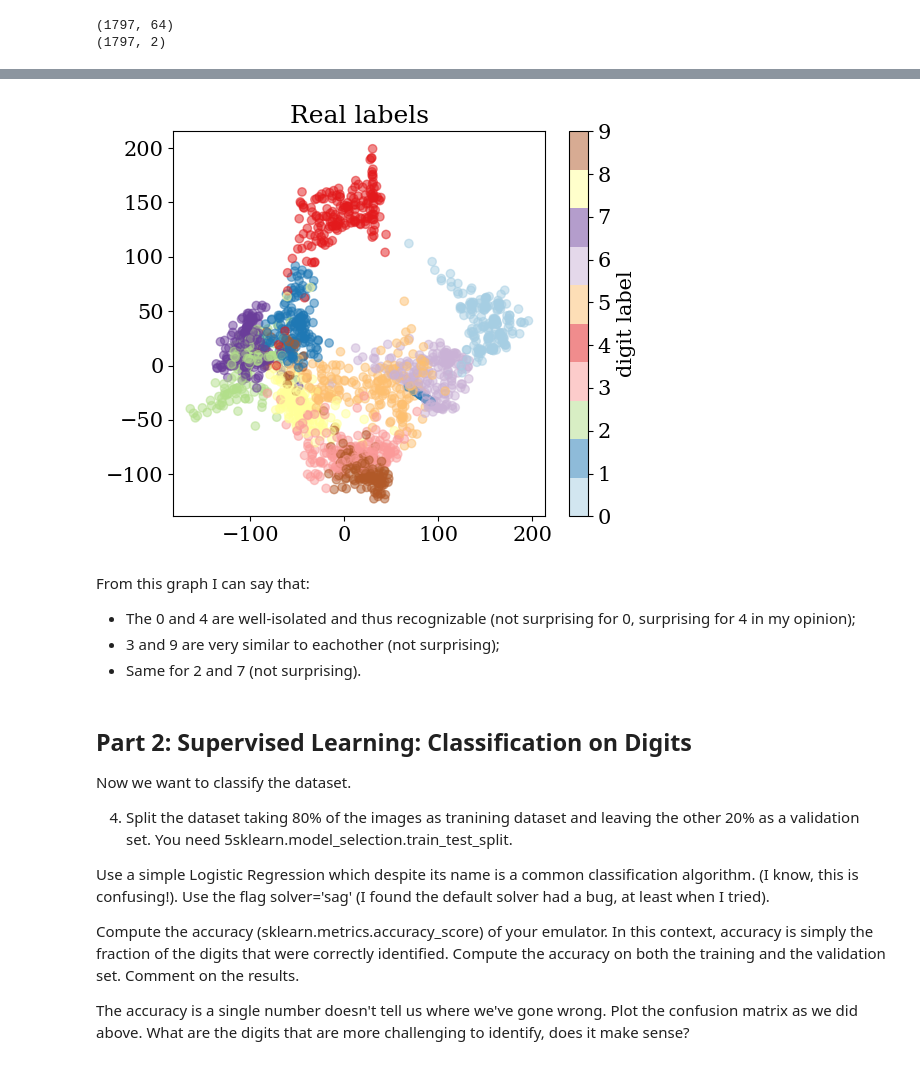
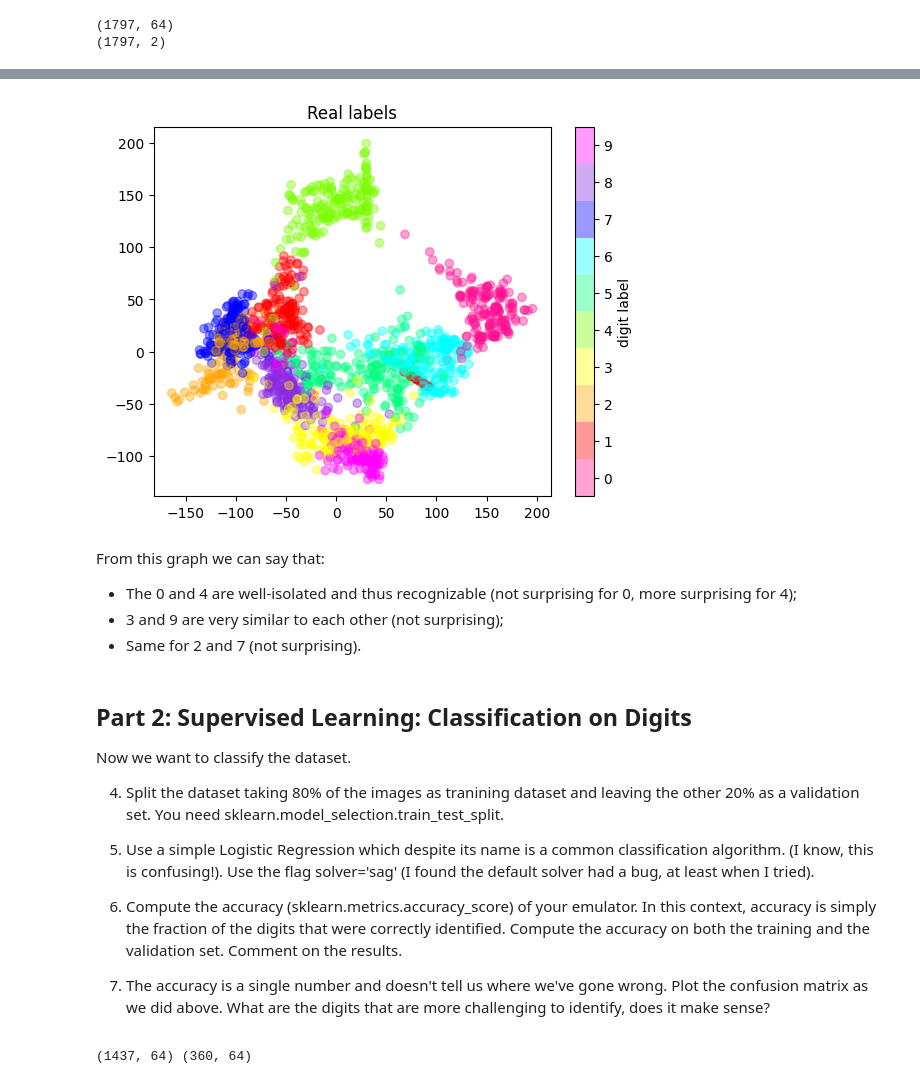
Before and after one commit to Alice-Palladino/astrostatistics_bicocca_2024, a Jupyter notebook: working/L13 - Handwritten digits.ipynb, the cells around one changed output, grey strips where cells are left out. Drawn from its saved outputs; the diff is of its cells as text; code cells hidden in the pictures.

Commit message:
Edit L13 Handwritten digits

```diff
--- a/working/L13 - Handwritten digits.ipynb
+++ b/working/L13 - Handwritten digits.ipynb
@@ -121,17 +128,21 @@ plt.show()
 # %%
-plt.scatter(X_tr[:, 0], X_tr[:, 1], c=y, cmap=plt.cm.get_cmap('Paired',10), alpha=0.5)
+colors = ['deeppink', 'red', 'orange', 'yellow', 'lawngreen', 'springgreen', 'cyan', 'blue', 'blueviolet', 'magenta']
+custom_cmap = ListedColormap(colors)
+
+plt.scatter(X_tr[:, 0], X_tr[:, 1], c=y, cmap = custom_cmap, alpha=0.4)
 plt.title('Real labels')
 
 plt.colorbar(label='digit label', ticks=range(10))
+plt.clim(-0.5, 9.5)
 
 plt.show()
 # %% [output]
-[figure, old version]
+[figure, new version]
 # %% [markdown]
-From this graph I can say that:
+From this graph we can say that:
 
-* The 0 and 4 are well-isolated and thus recognizable (not surprising for 0, surprising for 4 in my opinion);
-* 3 and 9 are very similar to eachother (not surprising);
+* The 0 and 4 are well-isolated and thus recognizable (not surprising for 0, more surprising for 4);
+* 3 and 9 are very similar to each other (not surprising);
 * Same for 2 and 7 (not surprising).
 # %% [markdown]
 
@@ -139,10 +150,17 @@ From this graph I can say that:
 
 Now we want to classify the dataset.
 
-4. Split the dataset taking 80% of the images as tranining dataset and leaving the other 20% as a validation set. You need 5sklearn.model_selection.train_test_split.
+4. Split the dataset taking 80% of the images as tranining dataset and leaving the other 20% as a validation set. You need sklearn.model_selection.train_test_split.
 
-Use a simple Logistic Regression which despite its name is a common classification algorithm. (I know, this is confusing!). Use the flag solver='sag' (I found the default solver had a bug, at least when I tried).
+5. Use a simple Logistic Regression which despite its name is a common classification algorithm. (I know, this is confusing!). Use the flag solver='sag' (I found the default solver had a bug, at least when I tried).
 
-Compute the accuracy (sklearn.metrics.accuracy_score) of your emulator. In this context, accuracy is simply the fraction of the digits that were correctly identified. Compute the accuracy on both the training and the validation set. Comment on the results.
+6. Compute the accuracy (sklearn.metrics.accuracy_score) of your emulator. In this context, accuracy is simply the fraction of the digits that were correctly identified. Compute the accuracy on both the training and the validation set. Comment on the results.
 
-The accuracy is a single number doesn't tell us where we've gone wrong. Plot the confusion matrix as we did above. What are the digits that are more challenging to identify, does it make sense?
+7. The accuracy is a single number and doesn't tell us where we've gone wrong. Plot the confusion matrix as we did above. What are the digits that are more challenging to identify, does it make sense?
+# %%
+from sklearn.model_selection import train_test_split
+
+Xtrain, Xtest, ytrain, ytest = train_test_split(X, y, train_size=0.8)
+print(Xtrain.shape, Xtest.shape)
+# %% [output]
+(1437, 64) (360, 64)
```
Also changed, not shown: parts of 3 cells of this notebook.
